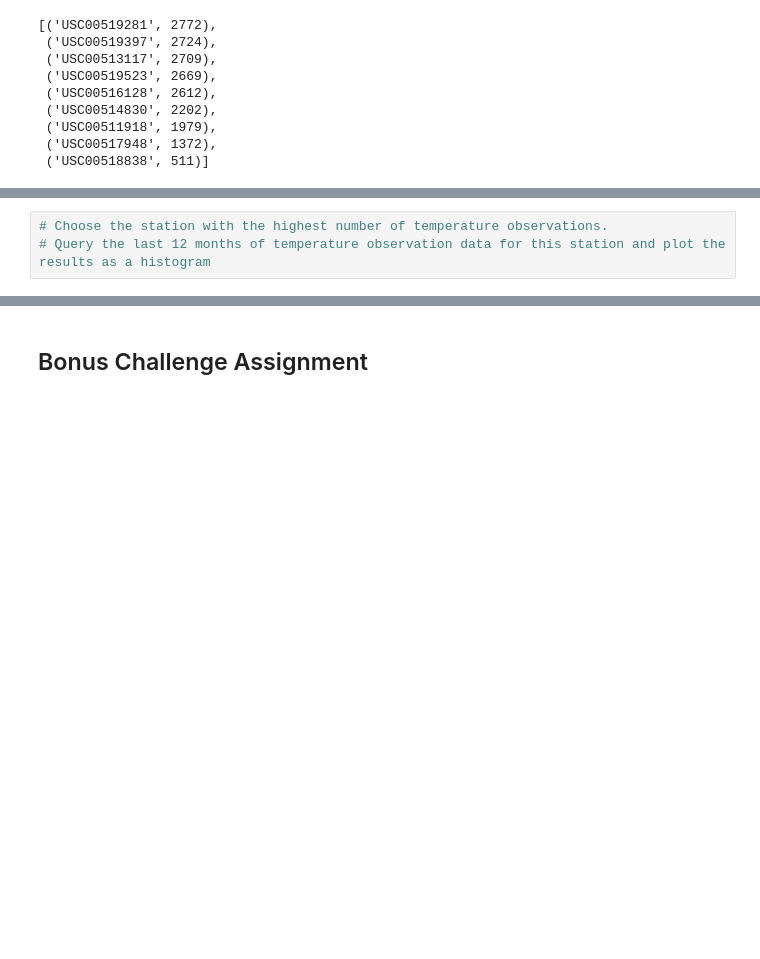
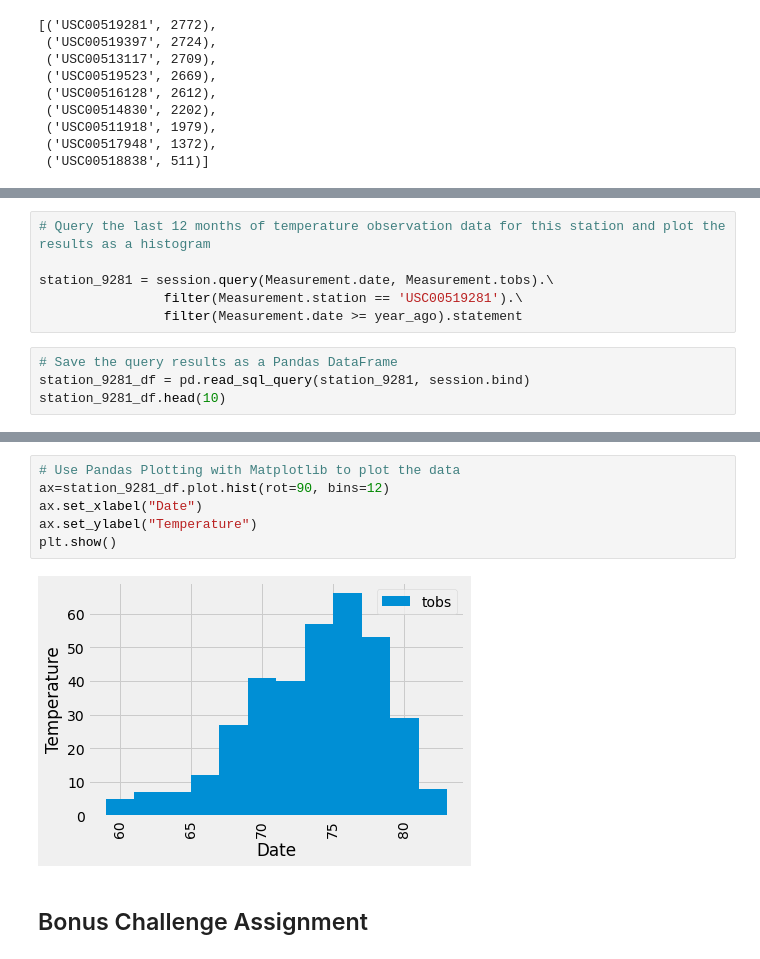
Before and after one commit to chanrce/sqlalchemy-challenge, a Jupyter notebook: Instructions/climate_starter-Copy1.ipynb, the cells around one changed output, grey strips where cells are left out. Saved outputs shown, nothing was run; the diff lists cells and outputs as text; blank space fills up the shorter version.

```diff
--- a/Instructions/climate_starter-Copy1.ipynb
+++ b/Instructions/climate_starter-Copy1.ipynb
@@ -171,3 +192,10 @@ station_entries
 # %%
-# Choose the station with the highest number of temperature observations.
 # Query the last 12 months of temperature observation data for this station and plot the results as a histogram
+
+station_9281 = session.query(Measurement.date, Measurement.tobs).\
+                filter(Measurement.station == 'USC00519281').\
+                filter(Measurement.date >= year_ago).statement
+# %%
+# Save the query results as a Pandas DataFrame
+station_9281_df = pd.read_sql_query(station_9281, session.bind)
+station_9281_df.head(10)
@@ -174,3 +214,11 @@ station_entries
+# %%
+# Use Pandas Plotting with Matplotlib to plot the data
+ax=station_9281_df.plot.hist(rot=90, bins=12)
+ax.set_xlabel("Date")
+ax.set_ylabel("Temperature")
+plt.show()
+# %% [output]
+[figure, added]
 # %% [markdown]
 ## Bonus Challenge Assignment
 # %%
```
Also changed, not shown: parts of 5 cells of this notebook.
